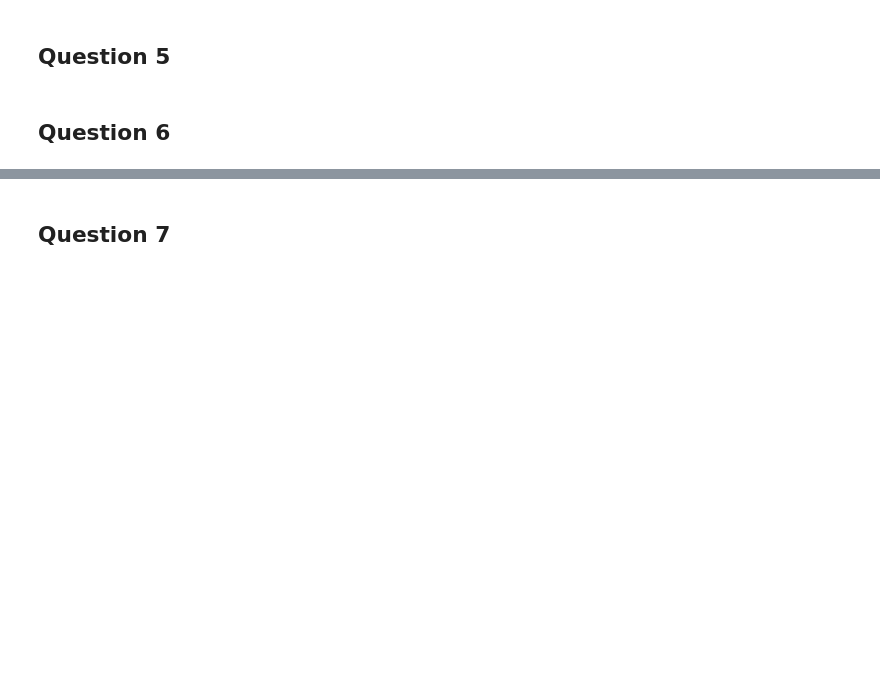
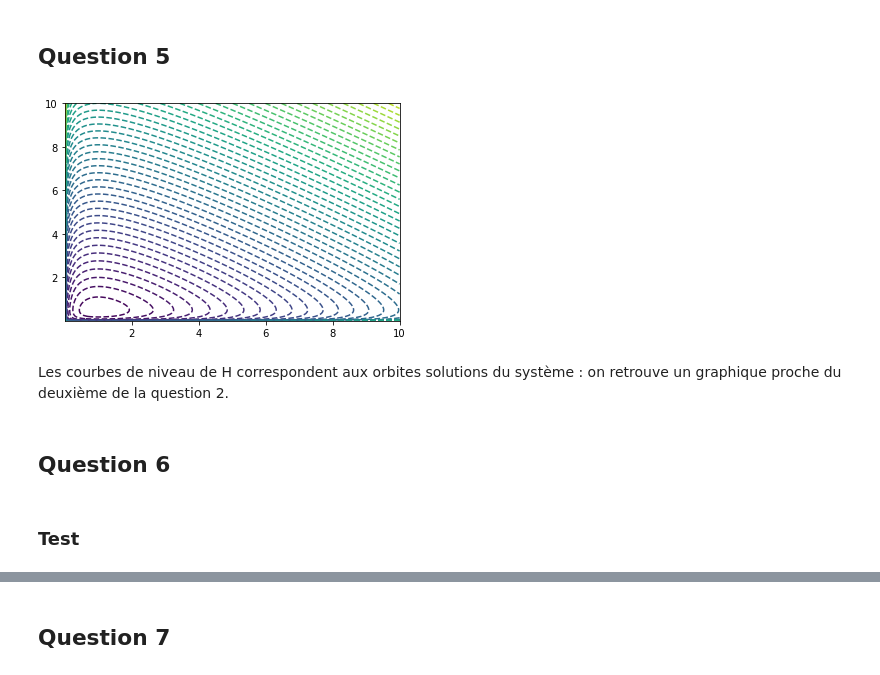
Before and after one commit to 20castro/Projet-equa-diff, a Jupyter notebook: Projet.ipynb, the cells around one changed output, grey strips where cells are left out. Drawn from its saved outputs; the diff is of its cells as text; code cells hidden in the pictures; blank space fills up the shorter version.

Commit message:
Question 2, 5 et 6

```diff
--- a/Projet.ipynb
+++ b/Projet.ipynb
@@ -84,5 +116,18 @@ Donc pour tout $t$ dans le domaine de définition de $x$, $H (x (t)) = H (x_0)$
 On conclut avec la propriété "domaine maximal d'existence" p.11 du cours. À rédiger : si une des bornes du domaine de définition était finie, au moins une des composantes de $x$ divergerait vers $+ \infty$ ou tendrait vers $0$ (en prenant en compte le fait que de toute façon, les composantes restent strictement positives). C'est impossible car cela ferait diverger $t \mapsto H (x (t))$ en cette borne ce qui contredit ce qui précède.
 # %% [markdown]
 ## Question 5
+# %%
+def H(x, y):
+    return delta*x - gamma*np.log(x) + beta*y - alpha*np.log(y)
+# %%
+s = np.linspace(.0001, 10, 200)
+xs, ys = np.meshgrid(s, s)
+zs = H(xs, ys)
+
+plt.contour(xs, ys, zs, levels = 50, linestyles = 'dashed');
+# %% [output]
+[figure, added]
+# %% [markdown]
+Les courbes de niveau de H correspondent aux orbites solutions du système : on retrouve un graphique proche du deuxième de la question 2.
 # %% [markdown]
 ## Question 6
@@ -88,0 +145,2 @@ On conclut avec la propriété "domaine maximal d'existence" p.11 du cours. À r
+# %% [markdown]
+### Test
```
Also changed, not shown: parts of 8 cells of this notebook.
